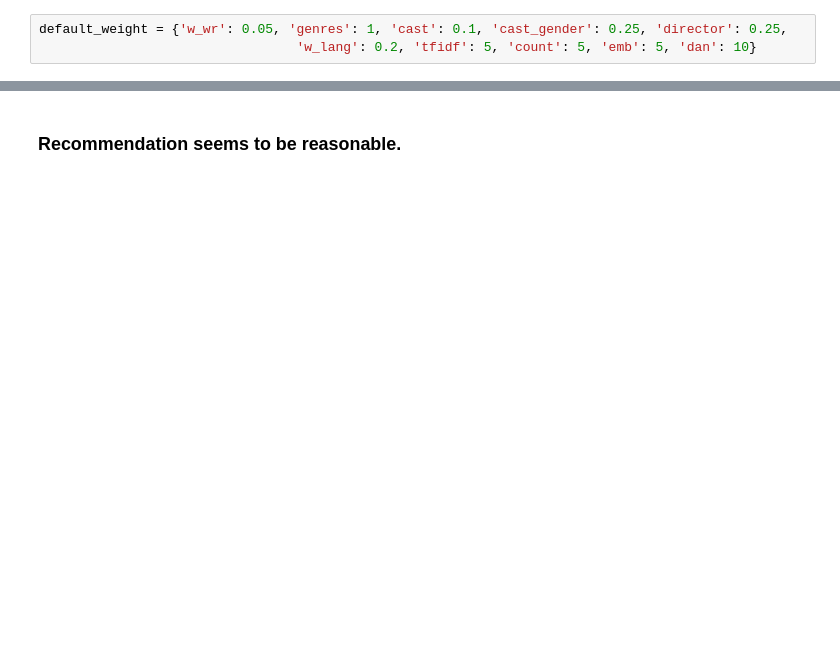
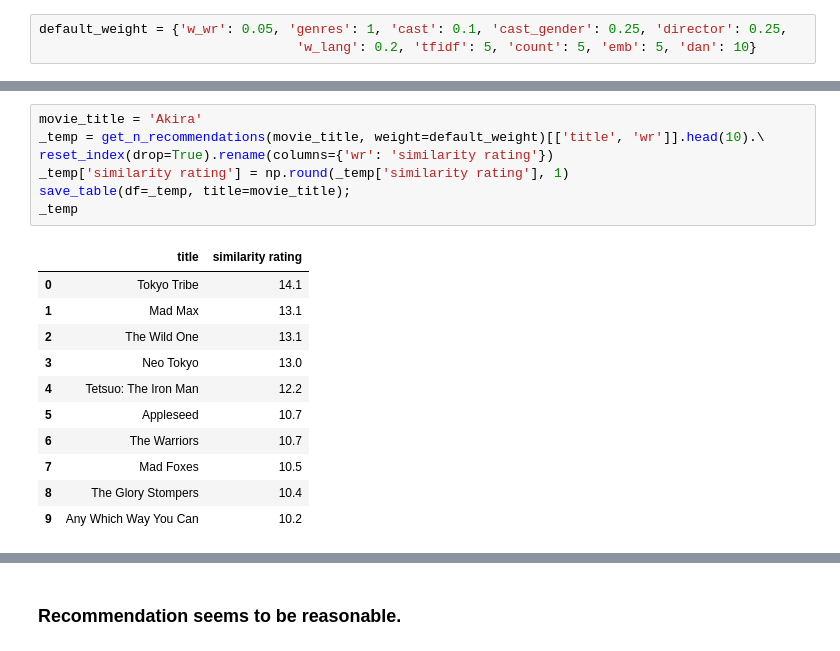
Before and after one commit to belkasanek/content_based_movie_recommendation_system, a Jupyter notebook: simple_rec.ipynb, the cells around one changed output, grey strips where cells are left out. Cells and saved outputs as stored; diff of their text form; blank space fills up the shorter version.

```diff
--- a/simple_rec.ipynb
+++ b/simple_rec.ipynb
@@ -374,0 +374,19 @@ get_n_recommendations('Die Hard', weight=default_weight)[['title', 'wr']].head(1
+# %%
+movie_title = 'Akira'
+_temp = get_n_recommendations(movie_title, weight=default_weight)[['title', 'wr']].head(10).\
+reset_index(drop=True).rename(columns={'wr': 'similarity rating'})
+_temp['similarity rating'] = np.round(_temp['similarity rating'], 1)
+save_table(df=_temp, title=movie_title);
+_temp
+# %% [output]
+|  | title | similarity rating |
+| 0 | Tokyo Tribe | 14.1 |
+| 1 | Mad Max | 13.1 |
+| 2 | The Wild One | 13.1 |
+| 3 | Neo Tokyo | 13.0 |
+| 4 | Tetsuo: The Iron Man | 12.2 |
+| 5 | Appleseed | 10.7 |
+| 6 | The Warriors | 10.7 |
+| 7 | Mad Foxes | 10.5 |
+| 8 | The Glory Stompers | 10.4 |
+| 9 | Any Which Way You Can | 10.2 |
```
Also changed, not shown: parts of 31 cells of this notebook, 9 other files.
